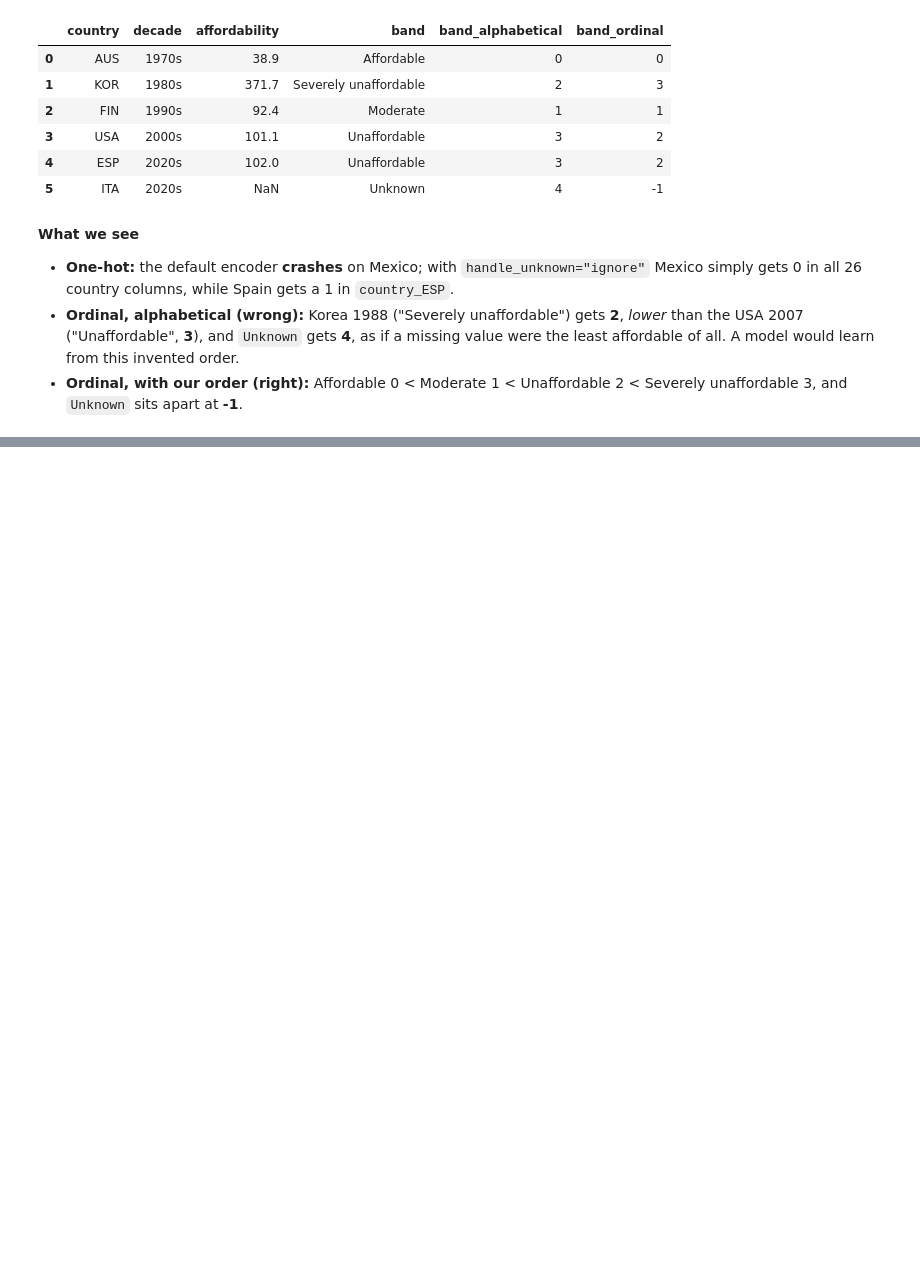
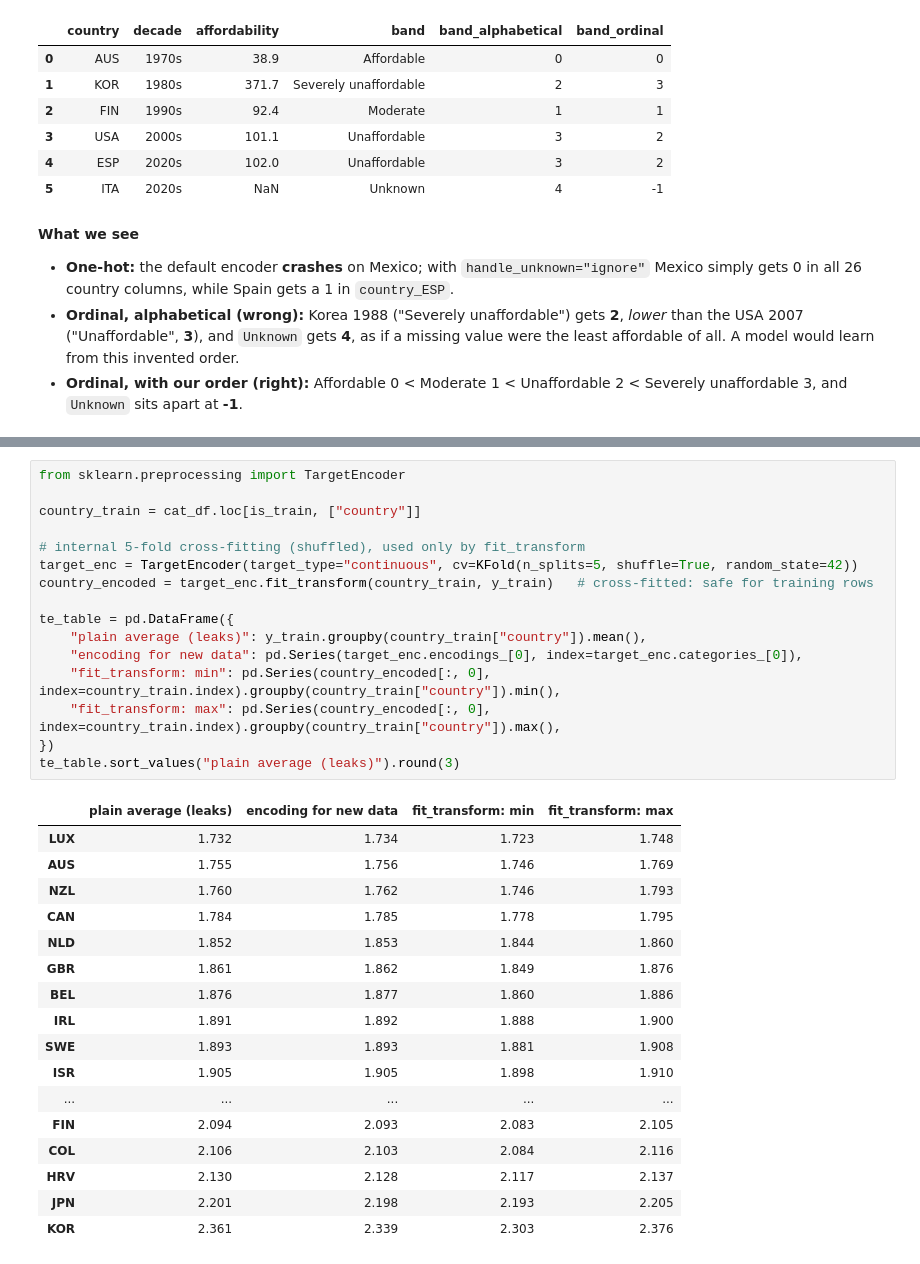
Before and after one commit to iaac-maai/Group8-day1-assignment, a Jupyter notebook: notebook/Day2_models.ipynb, the cells around one changed output, grey strips where cells are left out. Cells and saved outputs as stored; diff of their text form; blank space fills up the shorter version.

Commit message:
Day 2: add label encoding and target encoding examples

```diff
--- a/notebook/Day2_models.ipynb
+++ b/notebook/Day2_models.ipynb
@@ -936,0 +964,34 @@ Our order:          ['Affordable', 'Moderate', 'Unaffordable', 'Severely unaffor
+# %%
+from sklearn.preprocessing import TargetEncoder
+
+country_train = cat_df.loc[is_train, ["country"]]
+
+# internal 5-fold cross-fitting (shuffled), used only by fit_transform
+target_enc = TargetEncoder(target_type="continuous", cv=KFold(n_splits=5, shuffle=True, random_state=42))
+country_encoded = target_enc.fit_transform(country_train, y_train)   # cross-fitted: safe for training rows
+
+te_table = pd.DataFrame({
+    "plain average (leaks)": y_train.groupby(country_train["country"]).mean(),
+    "encoding for new data": pd.Series(target_enc.encodings_[0], index=target_enc.categories_[0]),
+    "fit_transform: min": pd.Series(country_encoded[:, 0], index=country_train.index).groupby(country_train["country"]).min(),
+    "fit_transform: max": pd.Series(country_encoded[:, 0], index=country_train.index).groupby(country_train["country"]).max(),
+})
+te_table.sort_values("plain average (leaks)").round(3)
+# %% [output]
+|  | plain average (leaks) | encoding for new data | fit_transform: min | fit_transform: max |
+| LUX | 1.732 | 1.734 | 1.723 | 1.748 |
+| AUS | 1.755 | 1.756 | 1.746 | 1.769 |
+| NZL | 1.760 | 1.762 | 1.746 | 1.793 |
+| CAN | 1.784 | 1.785 | 1.778 | 1.795 |
+| NLD | 1.852 | 1.853 | 1.844 | 1.860 |
+| GBR | 1.861 | 1.862 | 1.849 | 1.876 |
+| BEL | 1.876 | 1.877 | 1.860 | 1.886 |
+| IRL | 1.891 | 1.892 | 1.888 | 1.900 |
+| SWE | 1.893 | 1.893 | 1.881 | 1.908 |
+| ISR | 1.905 | 1.905 | 1.898 | 1.910 |
+| ... | ... | ... | ... | ... |
+| FIN | 2.094 | 2.093 | 2.083 | 2.105 |
+| COL | 2.106 | 2.103 | 2.084 | 2.116 |
+| HRV | 2.130 | 2.128 | 2.117 | 2.137 |
+| JPN | 2.201 | 2.198 | 2.193 | 2.205 |
+| KOR | 2.361 | 2.339 | 2.303 | 2.376 |
```
Also changed, not shown: parts of 4 cells of this notebook.
